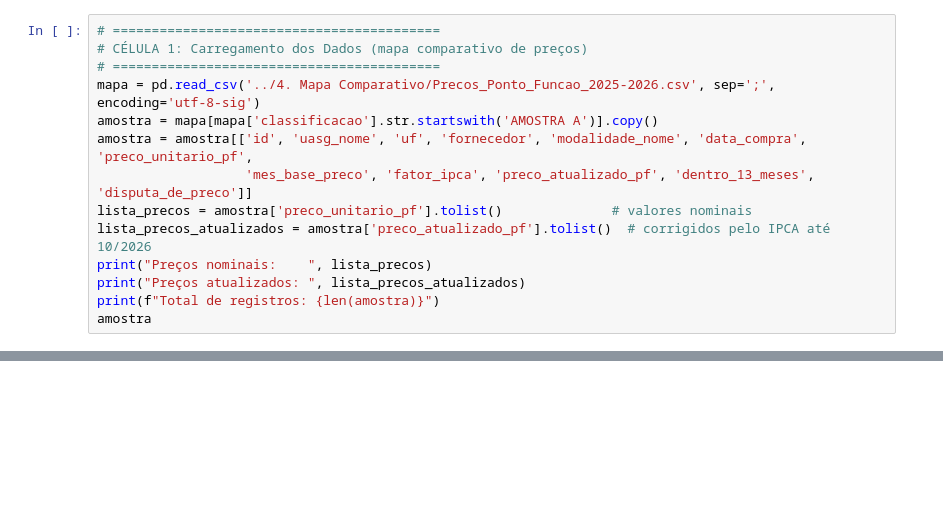
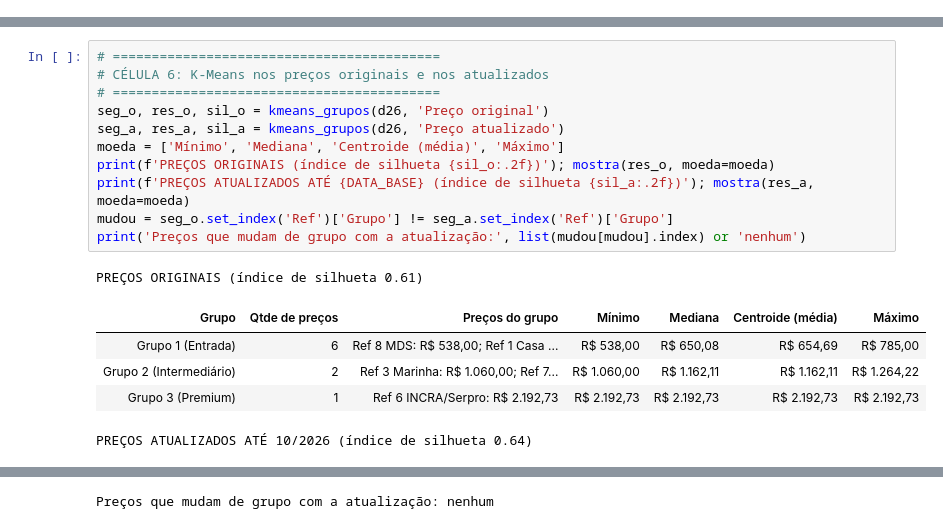
Before and after one commit to jonathas12/Seplag, a Jupyter notebook: Inventário de Ativos Intangíveis/2026/2. Levantamento_Identificacao_Avaliacao/2.3 Mapa Comparativo de Preços/5. Análise Estatística/Analise_Precos_PF-2026.ipynb, the cells around one changed output, grey strips where cells are left out. Saved outputs shown, nothing was run; the diff lists cells and outputs as text; blank space fills up the shorter version.

```diff
--- a/Inventário de Ativos Intangíveis/2026/2. Levantamento_Identificacao_Avaliacao/2.3 Mapa Comparativo de Preços/5. Análise Estatística/Analise_Precos_PF-2026.ipynb
+++ b/Inventário de Ativos Intangíveis/2026/2. Levantamento_Identificacao_Avaliacao/2.3 Mapa Comparativo de Preços/5. Análise Estatística/Analise_Precos_PF-2026.ipynb
@@ -22,14 +0,0 @@ pd.options.display.float_format = '{:,.2f}'.format
-# %%
-# ==========================================
-# CÉLULA 1: Carregamento dos Dados (mapa comparativo de preços)
-# ==========================================
-mapa = pd.read_csv('../4. Mapa Comparativo/Precos_Ponto_Funcao_2025-2026.csv', sep=';', encoding='utf-8-sig')
-amostra = mapa[mapa['classificacao'].str.startswith('AMOSTRA A')].copy()
-amostra = amostra[['id', 'uasg_nome', 'uf', 'fornecedor', 'modalidade_nome', 'data_compra', 'preco_unitario_pf',
-                   'mes_base_preco', 'fator_ipca', 'preco_atualizado_pf', 'dentro_13_meses', 'disputa_de_preco']]
-lista_precos = amostra['preco_unitario_pf'].tolist()              # valores nominais
-lista_precos_atualizados = amostra['preco_atualizado_pf'].tolist()  # corrigidos pelo IPCA até 10/2026
-print("Preços nominais:    ", lista_precos)
-print("Preços atualizados: ", lista_precos_atualizados)
-print(f"Total de registros: {len(amostra)}")
-amostra
@@ -255,0 +308,18 @@ Gráfico 8 salvo.
+# %%
+# ==========================================
+# CÉLULA 6: K-Means nos preços originais e nos atualizados
+# ==========================================
+seg_o, res_o, sil_o = kmeans_grupos(d26, 'Preço original')
+seg_a, res_a, sil_a = kmeans_grupos(d26, 'Preço atualizado')
+moeda = ['Mínimo', 'Mediana', 'Centroide (média)', 'Máximo']
+print(f'PREÇOS ORIGINAIS (índice de silhueta {sil_o:.2f})'); mostra(res_o, moeda=moeda)
+print(f'PREÇOS ATUALIZADOS ATÉ {DATA_BASE} (índice de silhueta {sil_a:.2f})'); mostra(res_a, moeda=moeda)
+mudou = seg_o.set_index('Ref')['Grupo'] != seg_a.set_index('Ref')['Grupo']
+print('Preços que mudam de grupo com a atualização:', list(mudou[mudou].index) or 'nenhum')
+# %% [output]
+PREÇOS ORIGINAIS (índice de silhueta 0.61)
+| Grupo | Qtde de preços | Preços do grupo | Mínimo | Mediana | Centroide (média) | Máximo |
+| Grupo 1 (Entrada) | 6 | Ref 8 MDS: R$ 538,00; Ref 1 Casa ... | R$ 538,00 | R$ 650,08 | R$ 654,69 | R$ 785,00 |
+| Grupo 2 (Intermediário) | 2 | Ref 3 Marinha: R$ 1.060,00; Ref 7... | R$ 1.060,00 | R$ 1.162,11 | R$ 1.162,11 | R$ 1.264,22 |
+| Grupo 3 (Premium) | 1 | Ref 6 INCRA/Serpro: R$ 2.192,73 | R$ 2.192,73 | R$ 2.192,73 | R$ 2.192,73 | R$ 2.192,73 |
+PREÇOS ATUALIZADOS ATÉ 10/2026 (índice de silhueta 0.64)
@@ -255,0 +330 @@ Gráfico 8 salvo.
+Preços que mudam de grupo com a atualização: nenhum
```
Also changed, not shown: parts of 34 cells of this notebook, 11 other files.
